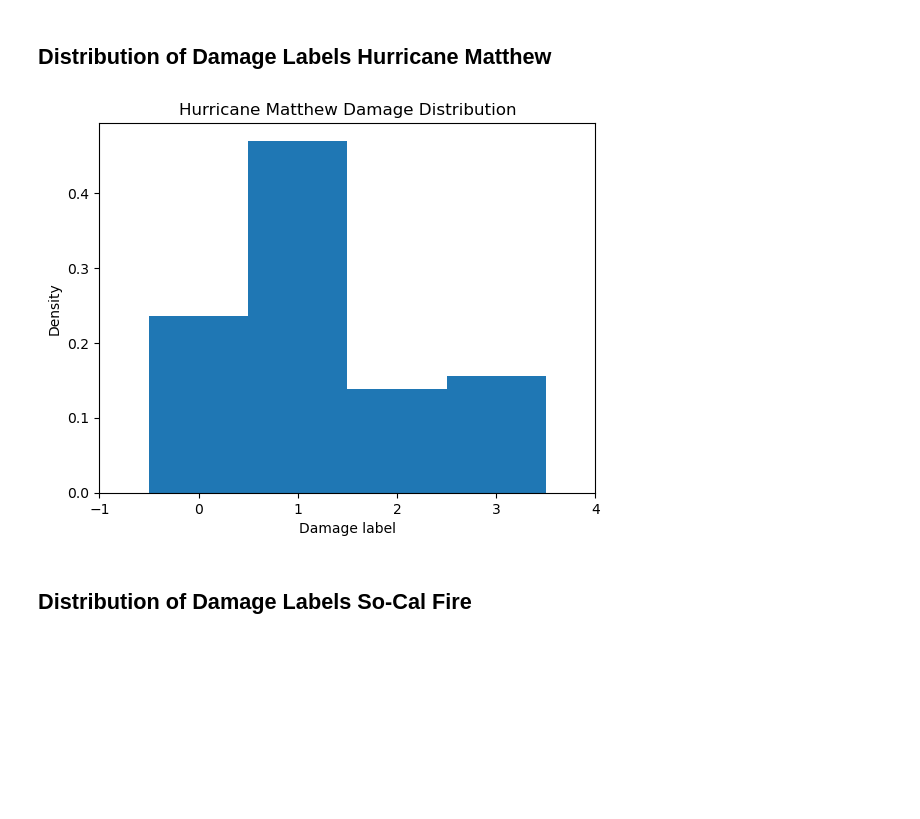
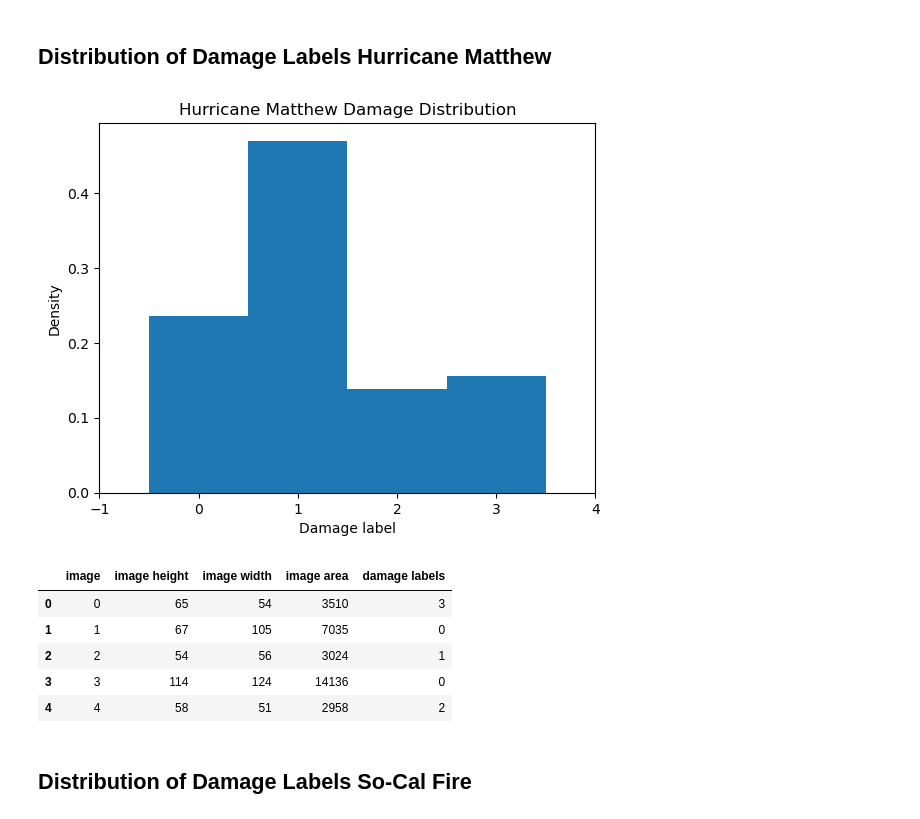
Before and after one commit to JXDolan/data200-Grad-project, a Jupyter notebook: cv_eda_starter.ipynb, the cells around one changed output. Saved outputs shown, nothing was run; the diff lists cells and outputs as text; code cells hidden in the pictures; blank space fills up the shorter version.

```diff
--- a/cv_eda_starter.ipynb
+++ b/cv_eda_starter.ipynb
@@ -217,14 +282,18 @@ print(height, width, colors)
 #find dimensions of images for hurricane matthew
 matthew_heights = []
 matthew_widths = []
+matthew_colors = []
+
+
 
 #get width and height for all images in hurricane matthew
 for i in range (11151):
 
     image = data["hurricane-matthew"]["images"][i]
-    height, width, colors = image.shape
+    height, width, color = image.shape
     matthew_heights.append(height)
     matthew_widths.append(width)
+    matthew_colors.append(color)
 
 #convert lists to arrays
 
@@ -233,6 +302,12 @@ matthew_widths_arr = np.array(matthew_widths)
 
 #calculate area
 matthew_areas = matthew_heights_arr * matthew_widths_arr
+
+#add these are features to the data frame
+hurricane_df["image height"] = matthew_heights_arr
+hurricane_df["image width"] = matthew_widths_arr
+hurricane_df["image area"] = matthew_areas
+
 
 bins = np.arange(min(matthew_areas), max(matthew_areas), 250)
 plt.figure()
@@ -249,6 +324,8 @@ plt.title("Hurricane Matthew images width as a function of height")
 plt.xlabel("image height (pixels)")
 plt.ylabel("image width (pixels)")
 plt.show()
+
+hurricane_df.head()
 # %% [output]
 [figure]
 [figure]
@@ -258,18 +341,28 @@ plt.show()
 #find dimensions of images for socal-fire
 socal_heights = []
 socal_widths = []
+socal_colors = []
 for i in range (8380):
 
     image = data["socal-fire"]["images"][i]
-    height, width, colors = image.shape
+    height, width, color = image.shape
     socal_heights.append(height)
     socal_widths.append(width)
+    socal_colors.append(color)
 
 #convert lists to array
 socal_heights_arr = np.array(socal_heights)
 socal_widths_arr = np.array(socal_widths)
 
 socal_areas = socal_heights_arr* socal_widths_arr
+
+# Add features to Fire df
+fire_df['image height'] = socal_heights_arr
+fire_df['image width'] = socal_widths_arr
+fire_df['image area'] = socal_areas
+
+
+
 bins_socal = np.arange(min(socal_areas), max(socal_areas), 250)
 plt.figure()
 plt.hist(socal_areas, bins = bins_socal, density = True)
@@ -286,6 +379,8 @@ plt.title("Socal Fire Image Width as a function of height")
 plt.xlabel("image height (pixels)")
 plt.ylabel("image width (pixels)")
 plt.show()
+
+fire_df.head()
 # %% [output]
 [figure]
 [figure]
@@ -322,30 +437,40 @@ plt.show()
 # %%
 #find all labels for hurricane matthew
 
 #list to store all labels
 matthew_damage_labels = []
 
 for i in range (11151):
 
     label = data["hurricane-matthew"]["labels"][i]
     matthew_damage_labels.append(label)
+
+hurricane_df["damage_labels"] = matthew_damage_labels
 
 # calculate area
 
 bins = [-0.5, 0.5,1.5,2.5,3.5]
 
 plt.figure()
 plt.hist(matthew_damage_labels, bins = bins, density = True)
 plt.xlabel("Damage label")
 plt.xlim(0,max(matthew_damage_labels))
 plt.ylabel("Density")
 plt.xticks([-1,0, 1, 2, 3,4])
 plt.title("Hurricane Matthew Damage Distribution")
 plt.show()
 
 #print(matthew_damage_labels)
+
+hurricane_df.head()
 # %% [output]
 [figure]
+|  | image | image height | image width | image area | damage labels |
+| 0 | 0 | 65 | 54 | 3510 | 3 |
+| 1 | 1 | 67 | 105 | 7035 | 0 |
+| 2 | 2 | 54 | 56 | 3024 | 1 |
+| 3 | 3 | 114 | 124 | 14136 | 0 |
+| 4 | 4 | 58 | 51 | 2958 | 2 |
 # %% [markdown]
 ## Distribution of Damage Labels So-Cal Fire
 # %%
```
Also changed, not shown: parts of 31 cells of this notebook.
